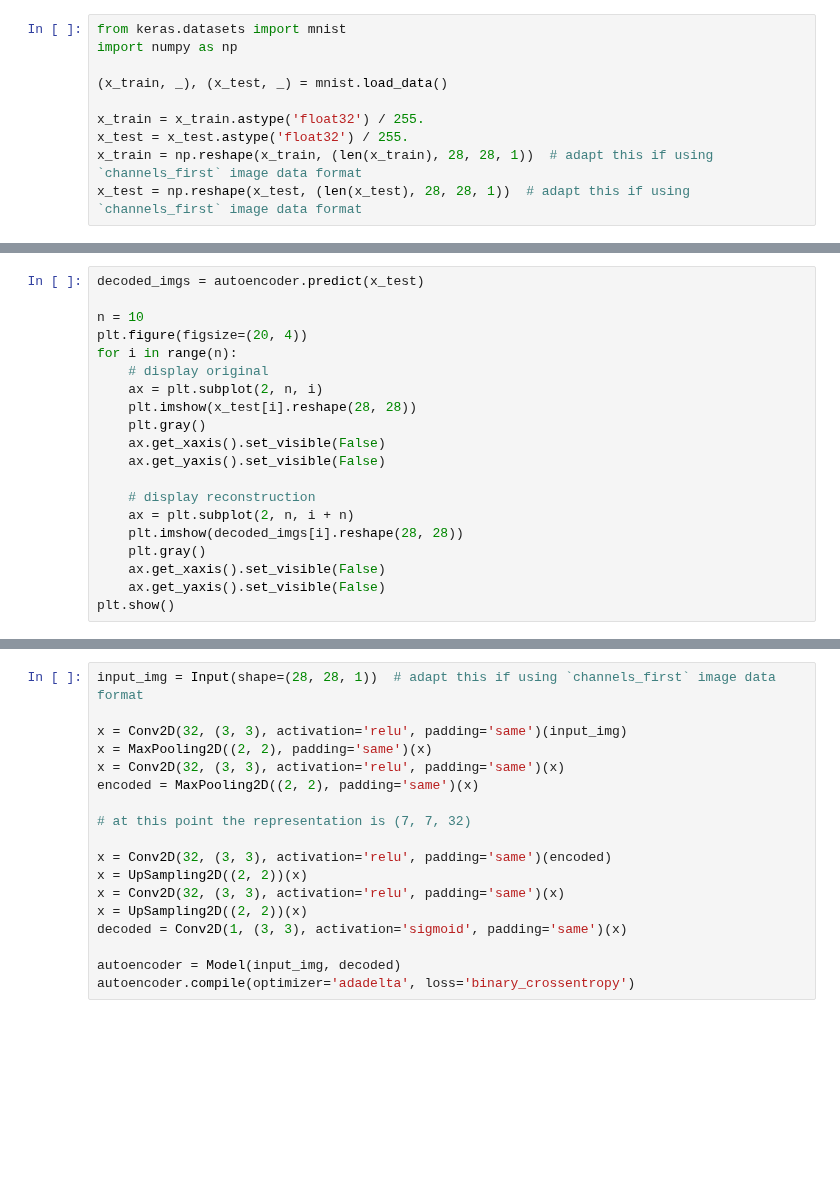
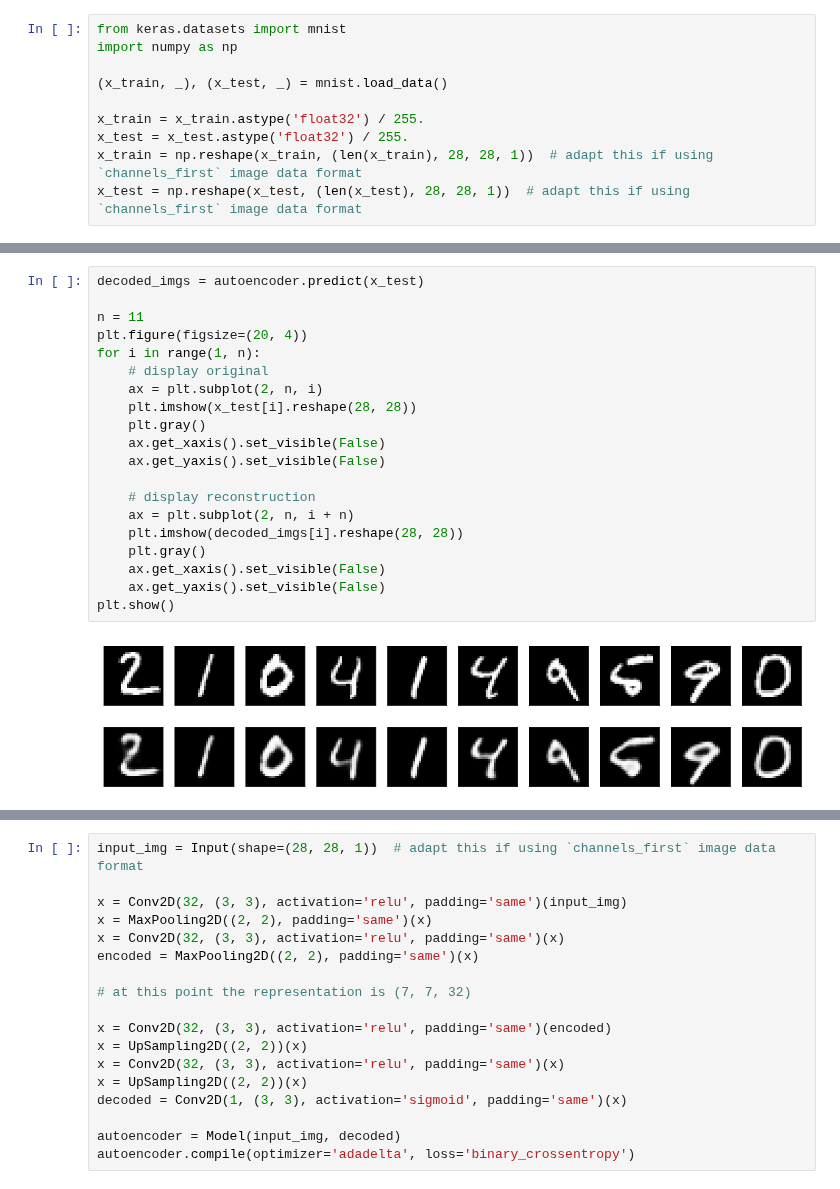
Before and after one commit to Joovvhan/ColabTest, a Jupyter notebook: Keras_Autoencoder_MNIST.ipynb, the cells around one changed output, grey strips where cells are left out. Cells and saved outputs as stored; diff of their text form; blank space fills up the shorter version.

```diff
--- a/Keras_Autoencoder_MNIST.ipynb
+++ b/Keras_Autoencoder_MNIST.ipynb
@@ -207,23 +211,25 @@ KeyboardInterrupt: ignored
 # %%
 decoded_imgs = autoencoder.predict(x_test)
 
-n = 10
+n = 11
 plt.figure(figsize=(20, 4))
-for i in range(n):
+for i in range(1, n):
     # display original
     ax = plt.subplot(2, n, i)
     plt.imshow(x_test[i].reshape(28, 28))
     plt.gray()
     ax.get_xaxis().set_visible(False)
     ax.get_yaxis().set_visible(False)
 
     # display reconstruction
     ax = plt.subplot(2, n, i + n)
     plt.imshow(decoded_imgs[i].reshape(28, 28))
     plt.gray()
     ax.get_xaxis().set_visible(False)
     ax.get_yaxis().set_visible(False)
 plt.show()
+# %% [output]
+[figure, added]
 # %%
 n = 10
 plt.figure(figsize=(20, 8))
```
Also changed, not shown: parts of 13 cells of this notebook.
